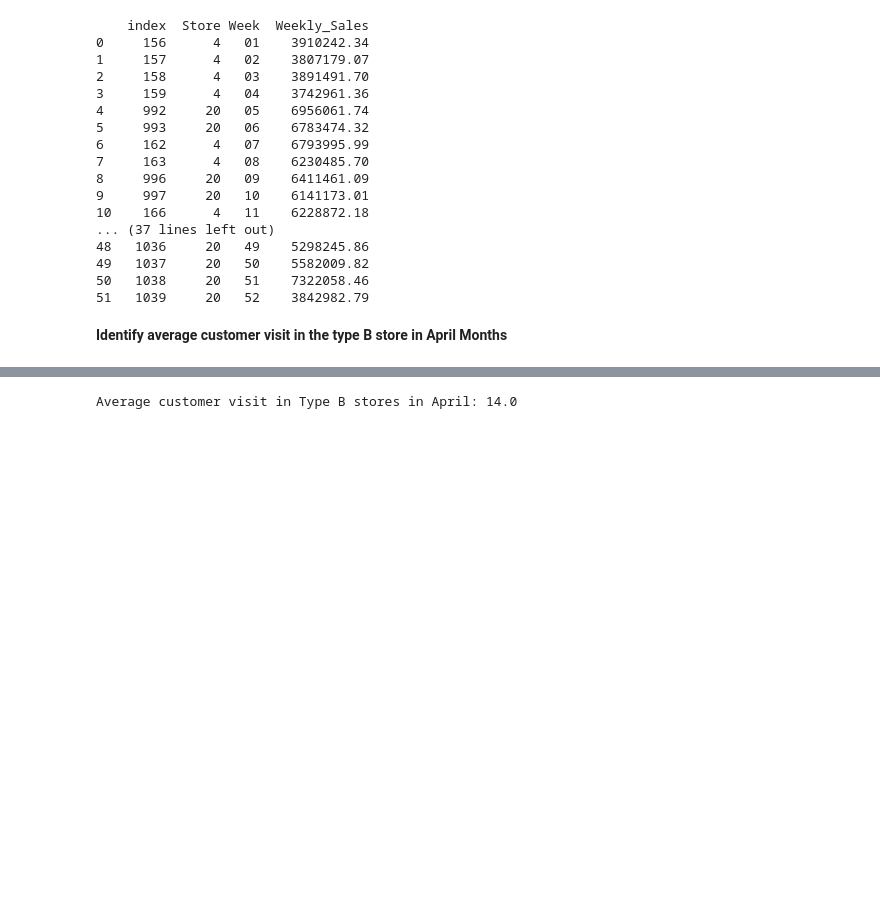
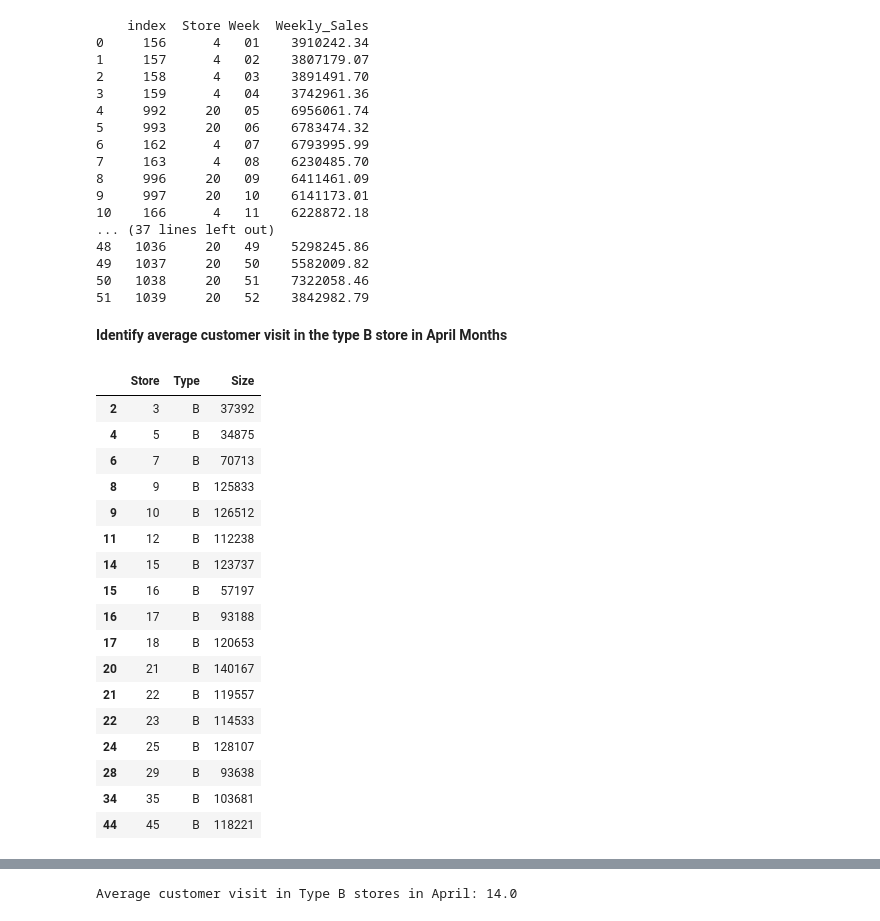
Before and after one commit to GDharan10/Analysis1_RetailSalsesForecast, a Jupyter notebook: RetailSalsesForecast.ipynb, the cells around one changed output, grey strips where cells are left out. Drawn from its saved outputs; the diff is of its cells as text; code cells hidden in the pictures; blank space fills up the shorter version.

```diff
--- a/RetailSalsesForecast.ipynb
+++ b/RetailSalsesForecast.ipynb
@@ -183,3 +256,24 @@ print(store_with_highest_sales)
 51   1039     20   52    3842982.79
 # %% [markdown]
 **Identify average customer visit in the type B store in April Months**
+# %%
+stores_df[stores_df['Type'] == 'B']
+# %% [output]
+|  | Store | Type | Size |
+| 2 | 3 | B | 37392 |
+| 4 | 5 | B | 34875 |
+| 6 | 7 | B | 70713 |
+| 8 | 9 | B | 125833 |
+| 9 | 10 | B | 126512 |
+| 11 | 12 | B | 112238 |
+| 14 | 15 | B | 123737 |
+| 15 | 16 | B | 57197 |
+| 16 | 17 | B | 93188 |
+| 17 | 18 | B | 120653 |
+| 20 | 21 | B | 140167 |
+| 21 | 22 | B | 119557 |
+| 22 | 23 | B | 114533 |
+| 24 | 25 | B | 128107 |
+| 28 | 29 | B | 93638 |
+| 34 | 35 | B | 103681 |
+| 44 | 45 | B | 118221 |
```
Also changed, not shown: parts of 6 cells of this notebook.
